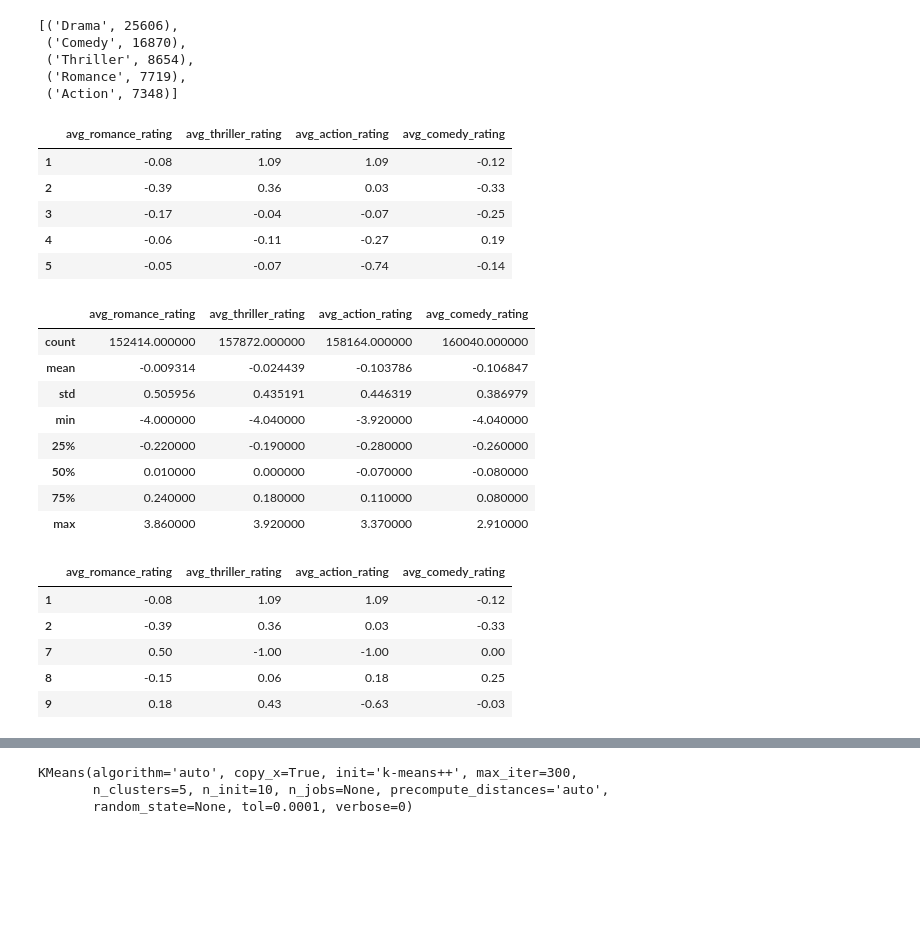
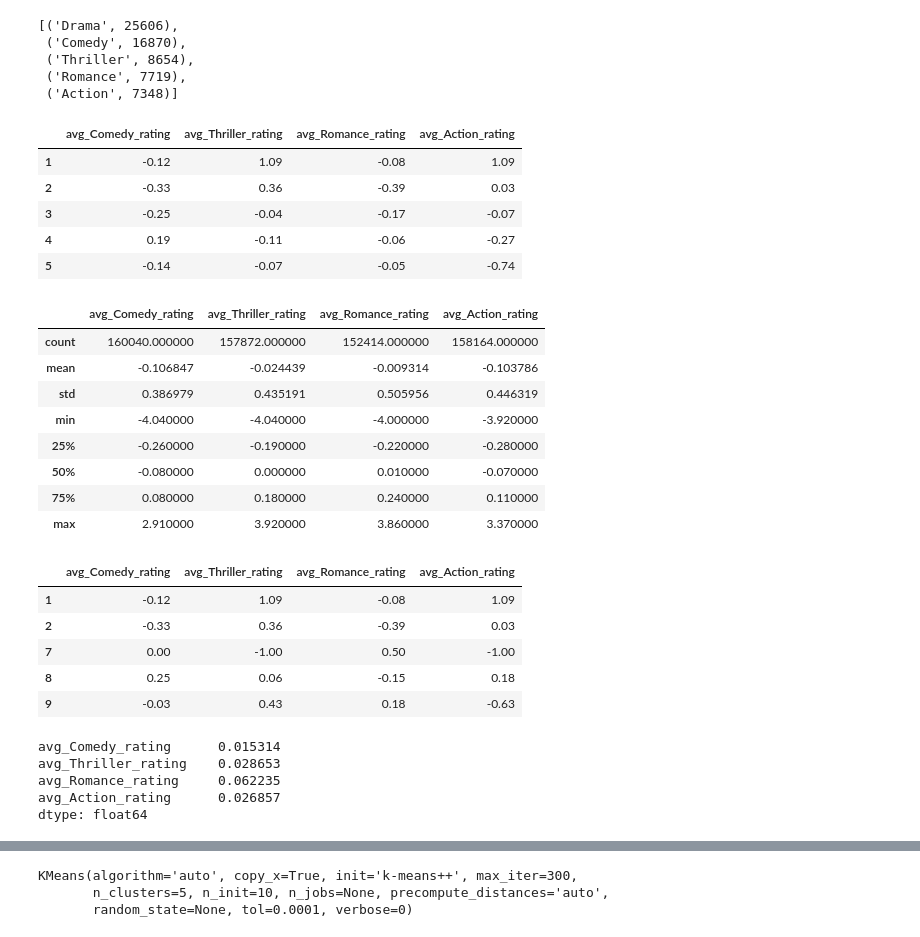
Before and after one commit to titusndondo/unsupervised-predict-streamlit-template, a Jupyter notebook: predict_deliverables/EDA.ipynb, the cells around one changed output, grey strips where cells are left out. Cells and saved outputs as stored; diff of their text form; code cells hidden in the pictures; blank space fills up the shorter version.

```diff
--- a/predict_deliverables/EDA.ipynb
+++ b/predict_deliverables/EDA.ipynb
@@ -479,7 +479,7 @@ Counter(list_of_genres).most_common(5)
  ('Action', 7348)]
 # %%
 # Function to get the genre ratings
-def get_genre_ratings(ratings, movies, genres, column_names):
+def get_genre_ratings(ratings, movies, genres):
     genre_ratings = pd.DataFrame()
     for genre in genres:
         genre_movies = movies[movies['genres'].str.contains(genre)]
@@ -493,48 +493,55 @@ def get_genre_ratings(ratings, movies, genres, column_names):
 
         genre_ratings = pd.concat([genre_ratings, avg_genre_votes_per_user], axis=1)
 
-    genre_ratings.columns = column_names
+    genre_ratings.columns = [f"avg_{genre}_rating" for genre in genres]
     return genre_ratings
 # %%
 # get genre ratigs
 genre_ratings = get_genre_ratings(
     train_data, movies_data,
-    ['Romance','Thriller', 'Action', 'Comedy'],
-    ['avg_romance_rating', 'avg_thriller_rating', 'avg_action_rating', 'avg_comedy_rating'])
+    ['Comedy','Thriller', 'Romance', 'Action'])
 genre_ratings.head()
 # %% [output]
-|  | avg_romance_rating | avg_thriller_rating | avg_action_rating | avg_comedy_rating |
-| 1 | -0.08 | 1.09 | 1.09 | -0.12 |
-| 2 | -0.39 | 0.36 | 0.03 | -0.33 |
-| 3 | -0.17 | -0.04 | -0.07 | -0.25 |
-| 4 | -0.06 | -0.11 | -0.27 | 0.19 |
-| 5 | -0.05 | -0.07 | -0.74 | -0.14 |
+|  | avg_Comedy_rating | avg_Thriller_rating | avg_Romance_rating | avg_Action_rating |
+| 1 | -0.12 | 1.09 | -0.08 | 1.09 |
+| 2 | -0.33 | 0.36 | -0.39 | 0.03 |
+| 3 | -0.25 | -0.04 | -0.17 | -0.07 |
+| 4 | 0.19 | -0.11 | -0.06 | -0.27 |
+| 5 | -0.14 | -0.07 | -0.05 | -0.74 |
 # %%
 genre_ratings.describe()
 # %% [output]
-|  | avg_romance_rating | avg_thriller_rating | avg_action_rating | avg_comedy_rating |
-| count | 152414.000000 | 157872.000000 | 158164.000000 | 160040.000000 |
-| mean | -0.009314 | -0.024439 | -0.103786 | -0.106847 |
-| std | 0.505956 | 0.435191 | 0.446319 | 0.386979 |
-| min | -4.000000 | -4.040000 | -3.920000 | -4.040000 |
-| 25% | -0.220000 | -0.190000 | -0.280000 | -0.260000 |
-| 50% | 0.010000 | 0.000000 | -0.070000 | -0.080000 |
-| 75% | 0.240000 | 0.180000 | 0.110000 | 0.080000 |
-| max | 3.860000 | 3.920000 | 3.370000 | 2.910000 |
+|  | avg_Comedy_rating | avg_Thriller_rating | avg_Romance_rating | avg_Action_rating |
+| count | 160040.000000 | 157872.000000 | 152414.000000 | 158164.000000 |
+| mean | -0.106847 | -0.024439 | -0.009314 | -0.103786 |
+| std | 0.386979 | 0.435191 | 0.505956 | 0.446319 |
+| min | -4.040000 | -4.040000 | -4.000000 | -3.920000 |
+| 25% | -0.260000 | -0.190000 | -0.220000 | -0.280000 |
+| 50% | -0.080000 | 0.000000 | 0.010000 | -0.070000 |
+| 75% | 0.080000 | 0.180000 | 0.240000 | 0.110000 |
+| max | 2.910000 | 3.920000 | 3.860000 | 3.370000 |
 # %%
-action_mask = genre_ratings['avg_action_rating'] > 0.2
-comedy_mask = genre_ratings['avg_comedy_rating'] > 0.2
-thriller_mask = genre_ratings['avg_thriller_rating'] > 0.2
-romance_mask = genre_ratings['avg_romance_rating'] > 0.2
+action_mask = genre_ratings['avg_Action_rating'] > 0.2
+comedy_mask = genre_ratings['avg_Comedy_rating'] > 0.2
+thriller_mask = genre_ratings['avg_Thriller_rating'] > 0.2
+romance_mask = genre_ratings['avg_Romance_rating'] > 0.2
 X = genre_ratings[action_mask | comedy_mask | thriller_mask | romance_mask].dropna()
 X.head()
 # %% [output]
-|  | avg_romance_rating | avg_thriller_rating | avg_action_rating | avg_comedy_rating |
-| 1 | -0.08 | 1.09 | 1.09 | -0.12 |
-| 2 | -0.39 | 0.36 | 0.03 | -0.33 |
-| 7 | 0.50 | -1.00 | -1.00 | 0.00 |
-| 8 | -0.15 | 0.06 | 0.18 | 0.25 |
-| 9 | 0.18 | 0.43 | -0.63 | -0.03 |
+|  | avg_Comedy_rating | avg_Thriller_rating | avg_Romance_rating | avg_Action_rating |
+| 1 | -0.12 | 1.09 | -0.08 | 1.09 |
+| 2 | -0.33 | 0.36 | -0.39 | 0.03 |
+| 7 | 0.00 | -1.00 | 0.50 | -1.00 |
+| 8 | 0.25 | 0.06 | -0.15 | 0.18 |
+| 9 | -0.03 | 0.43 | 0.18 | -0.63 |
+# %%
+genre_ratings.isnull().sum() / len(genre_ratings)
+# %% [output]
+avg_Comedy_rating      0.015314
+avg_Thriller_rating    0.028653
+avg_Romance_rating     0.062235
+avg_Action_rating      0.026857
+dtype: float64
 # %%
 from sklearn.cluster import KMeans
 Sum_of_squared_distances = []
```
Also changed, not shown: parts of 25 cells of this notebook.
